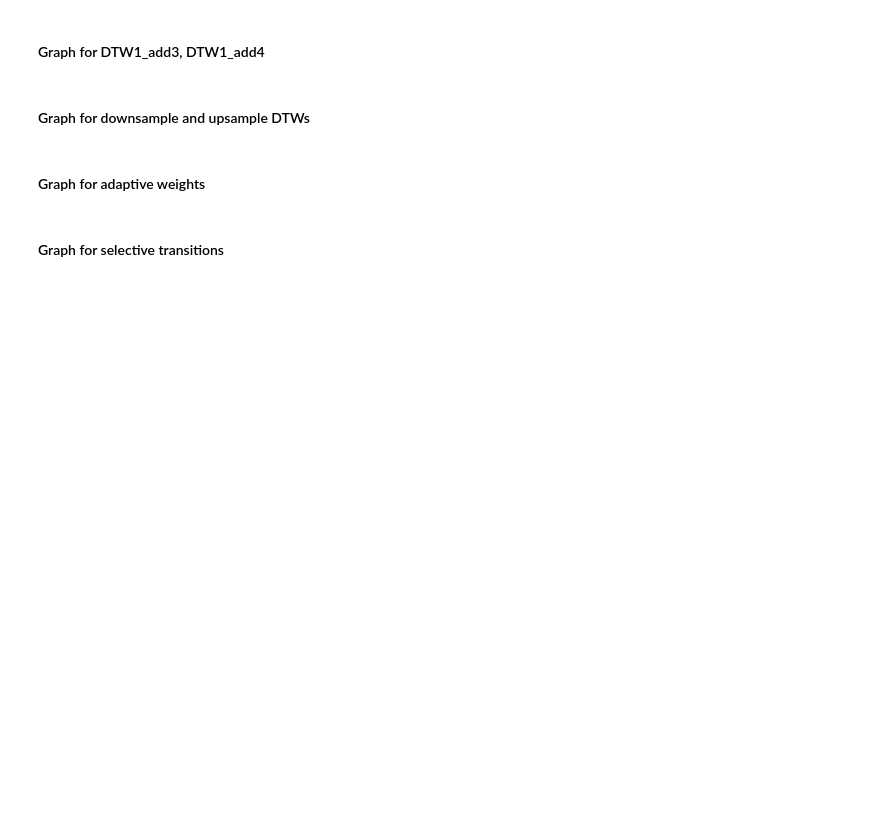
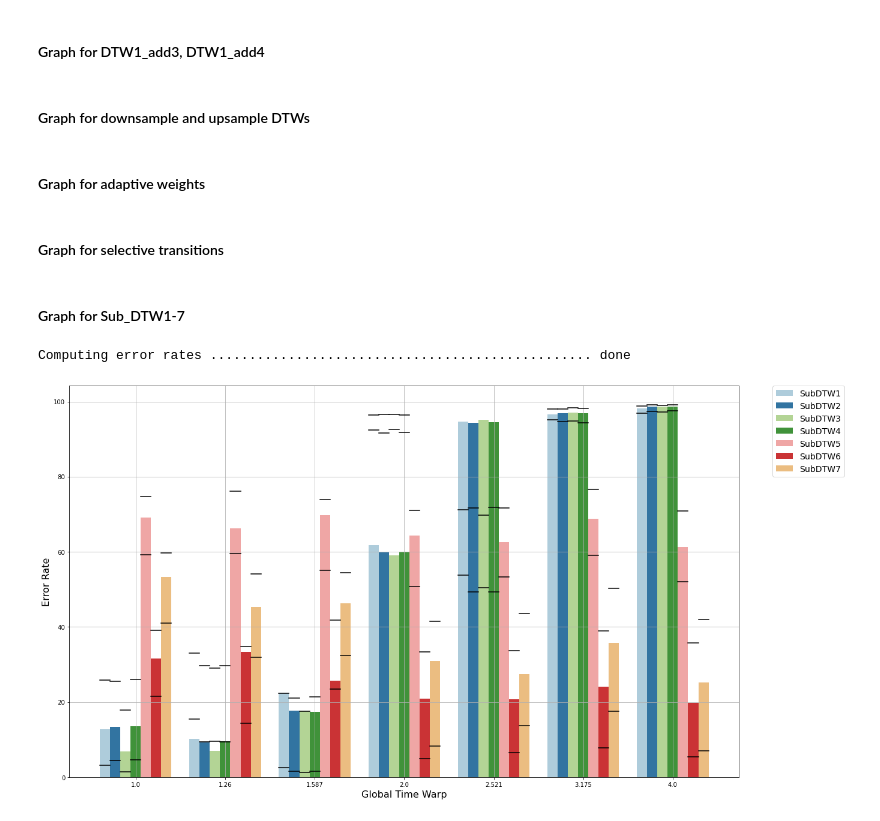
Before and after one commit to HMC-MIR/ExtremeTimeWarping, a Jupyter notebook: 03_Evaluate.ipynb, the cells around one changed output. Cells and saved outputs as stored; diff of their text form; code cells hidden in the pictures; blank space fills up the shorter version.

```diff
--- a/03_Evaluate.ipynb
+++ b/03_Evaluate.ipynb
@@ -316,3 +319,14 @@ maxTol = 1000 # in msec
 errRates_selective, errVals_selective = calc_error_rates_batch(EVAL_ROOT_DIR, toPlot_selective, maxTol)
 df_selective = generate_df_with_tols(errRates_selective, toPlot_selective, [200, 500, 100])
 plot_with_tols(df_selective)
+# %% [markdown]
+#### Graph for Sub_DTW1-7
+# %%
+toPlot_sub = get_folder_names('train_toy',['SubDTW1', 'SubDTW2', 'SubDTW3','SubDTW4','SubDTW5','SubDTW6','SubDTW7'])
+maxTol = 1000 # in msec
+errRates_sub, errVals_sub = calc_error_rates_batch(EVAL_ROOT_DIR, toPlot_sub, maxTol)
+df_sub = generate_df_with_tols(errRates_sub, toPlot_sub, [200, 500, 100])
+plot_with_tols(df_sub)
+# %% [output]
+Computing error rates ................................................. done
+[figure, added]
```
Also changed, not shown: parts of 6 cells of this notebook.
